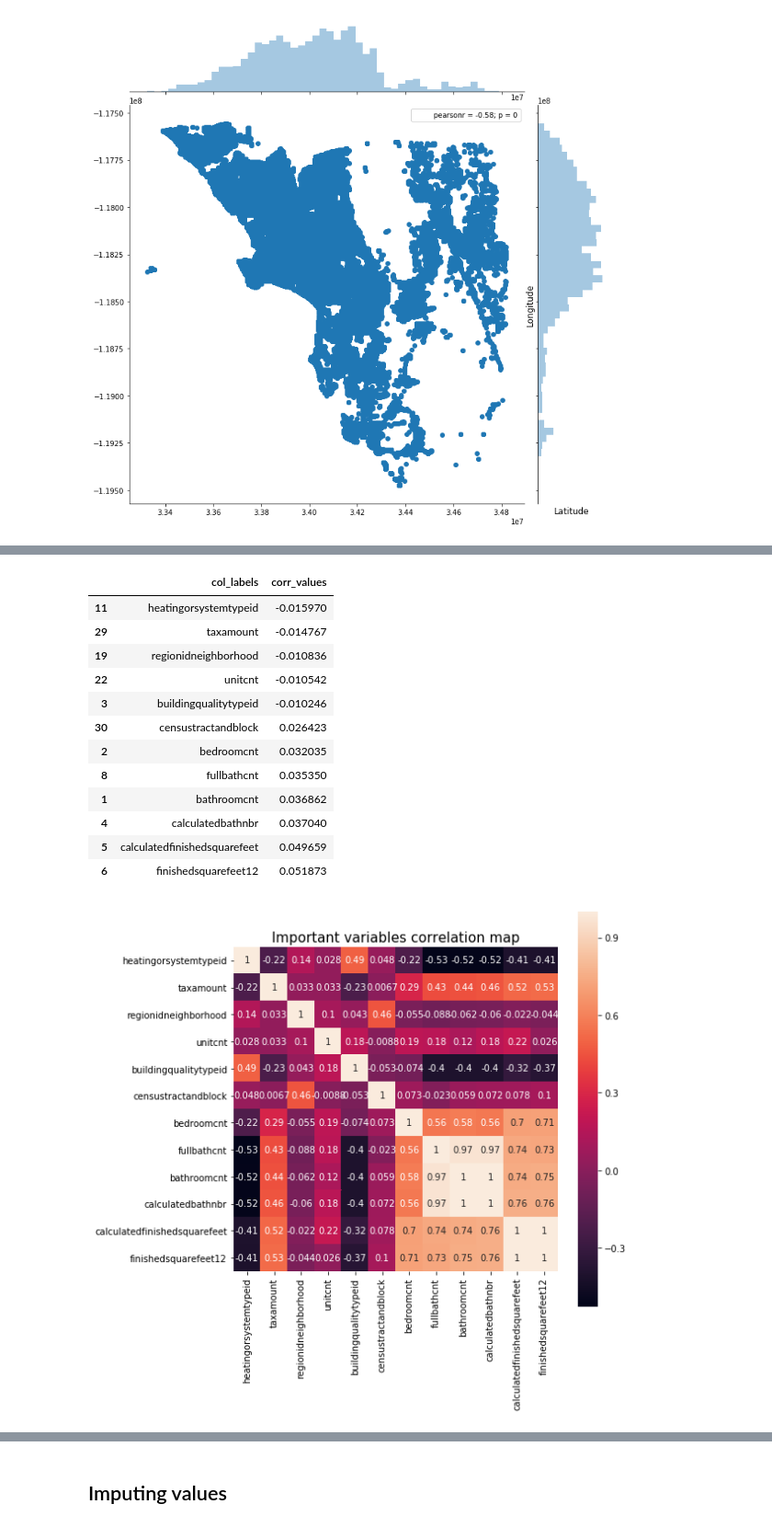
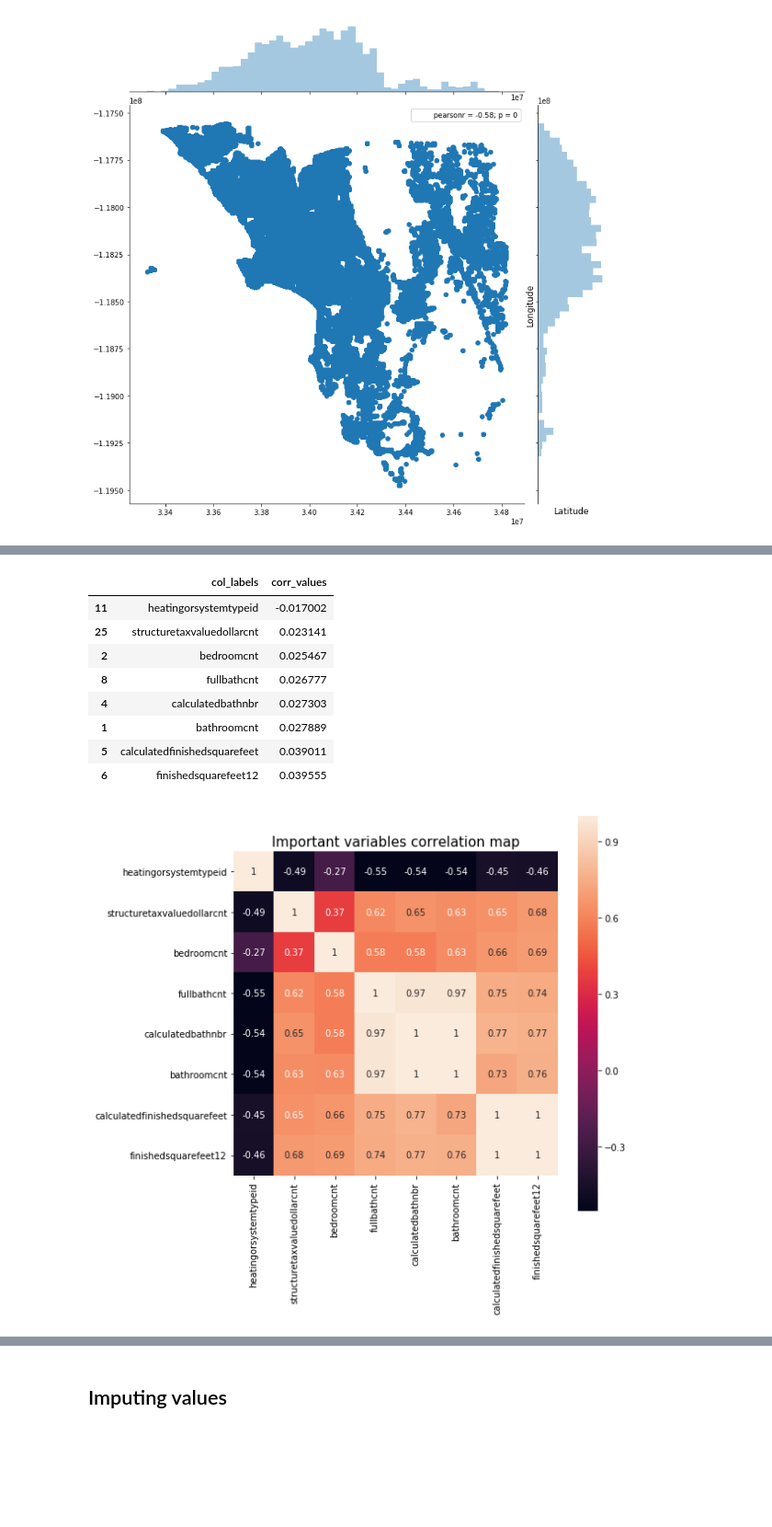
Before and after one commit to jayybhatt/Data-Science-Fundamentals, a Jupyter notebook: HW2/HW2.ipynb, the cells around one changed output, grey strips where cells are left out. Shown at 92% size. Cells and saved outputs as stored; diff of their text form; code cells hidden in the pictures; blank space fills up the shorter version.

```diff
--- a/HW2/HW2.ipynb
+++ b/HW2/HW2.ipynb
@@ -152,10 +249,9 @@ train_data.to_csv("./train_data_merge.csv")
 # %%
-train_data = pd.read_csv("./train_data_merge.csv", index_col=0)
-missing_val = train_data.isnull().sum().reset_index()
+missing_val = prop_data.isnull().sum().reset_index()
 missing_val.columns = ['column_name', 'missing_count']
 missing_val = missing_val.loc[missing_val['missing_count']>0]
 missing_val = missing_val.sort_values(by='missing_count')
-missing_val['missing_ratio'] = missing_val["missing_count"]/train_data.shape[0]
+missing_val['missing_ratio'] = missing_val["missing_count"]/prop_data.shape[0]
 missing_val = missing_val.loc[missing_val["missing_ratio"]>0.80]
 missing_val
 # %% [output]
@@ -179,2 +275,3 @@ missing_val
 # %%
-train_data.drop(missing_val.column_name.values, axis=1, inplace=True)
+prop_data.drop(missing_val.column_name.values, axis=1, inplace=True)
+prop_data.head()
@@ -347,15 +431,17 @@ taxdelinquencyyear
 # %%
-mean_values = train_data.mean(axis=0)
-train_data_new = train_data.fillna(0)
+# mean_values = prop_data.mean(axis=0)
+# prop_data_new = prop_data.fillna(-1)
+train_data = pd.read_csv("train_2016_v2.csv", parse_dates=["transactiondate"])
+train_data = train_data.merge(prop_data, on='parcelid', how='left')
+train_data.fillna(-1, inplace=True)
 
-# Now let us look at the correlation coefficient of each of these variables #
-x_cols = [col for col in train_data_new.columns if col not in ['logerror'] if train_data_new[col].dtype=='float64']
+x_cols = [col for col in train_data.columns if col not in ['logerror'] if train_data[col].dtype=='float64']
 
 labels = []
 values = []
 for col in x_cols:
     labels.append(col)
-    values.append(np.corrcoef(train_data_new[col].values, train_data_new.logerror.values)[0,1])
+    values.append(np.corrcoef(train_data[col].values, train_data.logerror.values)[0,1])
 corr_data = pd.DataFrame({'col_labels':labels, 'corr_values':values})
 corr_data = corr_data.sort_values(by='corr_values')
 
@@ -375,28 +461,24 @@ corr_data_sel = corr_data.loc[(corr_data['corr_values']>0.02) | (corr_data['corr
 corr_data_sel
 # %% [output]
 |  | col_labels | corr_values |
-| 11 | heatingorsystemtypeid | -0.015970 |
-| 29 | taxamount | -0.014767 |
-| 19 | regionidneighborhood | -0.010836 |
-| 22 | unitcnt | -0.010542 |
-| 3 | buildingqualitytypeid | -0.010246 |
-| 30 | censustractandblock | 0.026423 |
-| 2 | bedroomcnt | 0.032035 |
-| 8 | fullbathcnt | 0.035350 |
-| 1 | bathroomcnt | 0.036862 |
-| 4 | calculatedbathnbr | 0.037040 |
-| 5 | calculatedfinishedsquarefeet | 0.049659 |
-| 6 | finishedsquarefeet12 | 0.051873 |
+| 11 | heatingorsystemtypeid | -0.017002 |
+| 25 | structuretaxvaluedollarcnt | 0.023141 |
+| 2 | bedroomcnt | 0.025467 |
+| 8 | fullbathcnt | 0.026777 |
+| 4 | calculatedbathnbr | 0.027303 |
+| 1 | bathroomcnt | 0.027889 |
+| 5 | calculatedfinishedsquarefeet | 0.039011 |
+| 6 | finishedsquarefeet12 | 0.039555 |
 # %%
 cols_to_use = corr_data_sel.col_labels.tolist()
 
-temp_df = train_data[cols_to_use]
+temp_df = prop_data[cols_to_use]
 corrmat = temp_df.corr(method='spearman')
 f, ax = plt.subplots(figsize=(8, 8))
 
 # Draw the heatmap using seaborn
 sb.heatmap(corrmat, vmax=1., annot=True, square=True)
 plt.title("Important variables correlation map", fontsize=15)
 plt.show()
 # %% [output]
-[figure, old version]
+[figure, new version]
```
Also changed, not shown: parts of 64 cells of this notebook.
